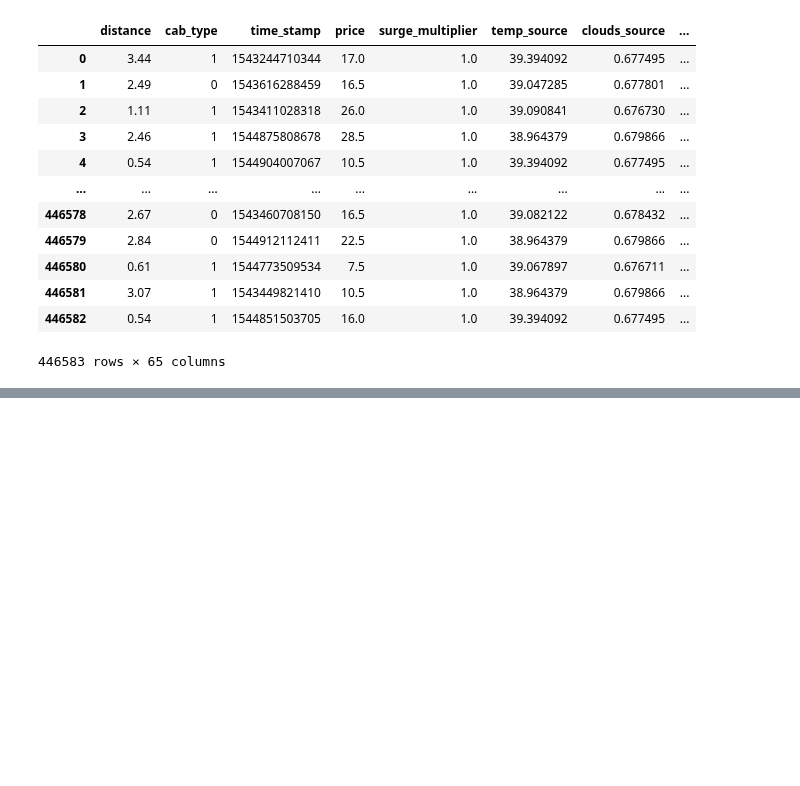
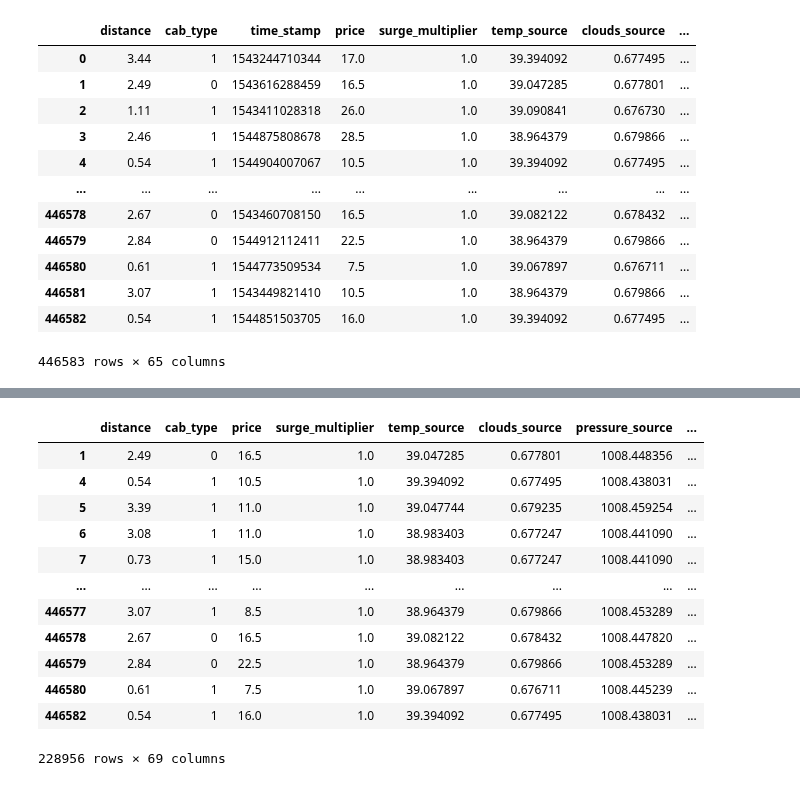
Before and after one commit to cndywu/TheYelpers, a Jupyter notebook: Final_Project.ipynb, the cells around one changed output, grey strips where cells are left out. Saved outputs shown, nothing was run; the diff lists cells and outputs as text; code cells hidden in the pictures; blank space fills up the shorter version.

```diff
--- a/Final_Project.ipynb
+++ b/Final_Project.ipynb
@@ -174,0 +193,16 @@ train
+# %%
+train.loc[train['rush_dummy'] == 0]
+# %% [output]
+|  | distance | cab_type | price | surge_multiplier | temp_source | clouds_source | pressure_source | ... |
+| 1 | 2.49 | 0 | 16.5 | 1.0 | 39.047285 | 0.677801 | 1008.448356 | ... |
+| 4 | 0.54 | 1 | 10.5 | 1.0 | 39.394092 | 0.677495 | 1008.438031 | ... |
+| 5 | 3.39 | 1 | 11.0 | 1.0 | 39.047744 | 0.679235 | 1008.459254 | ... |
+| 6 | 3.08 | 1 | 11.0 | 1.0 | 38.983403 | 0.677247 | 1008.441090 | ... |
+| 7 | 0.73 | 1 | 15.0 | 1.0 | 38.983403 | 0.677247 | 1008.441090 | ... |
+| ... | ... | ... | ... | ... | ... | ... | ... | ... |
+| 446577 | 3.07 | 1 | 8.5 | 1.0 | 38.964379 | 0.679866 | 1008.453289 | ... |
+| 446578 | 2.67 | 0 | 16.5 | 1.0 | 39.082122 | 0.678432 | 1008.447820 | ... |
+| 446579 | 2.84 | 0 | 22.5 | 1.0 | 38.964379 | 0.679866 | 1008.453289 | ... |
+| 446580 | 0.61 | 1 | 7.5 | 1.0 | 39.067897 | 0.676711 | 1008.445239 | ... |
+| 446582 | 0.54 | 1 | 16.0 | 1.0 | 39.394092 | 0.677495 | 1008.438031 | ... |
+228956 rows × 69 columns
```
Also changed, not shown: parts of 14 cells of this notebook.
